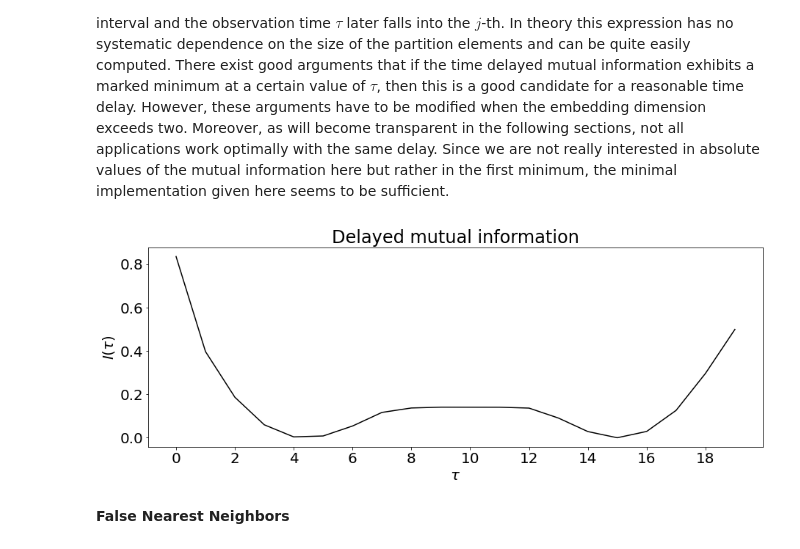
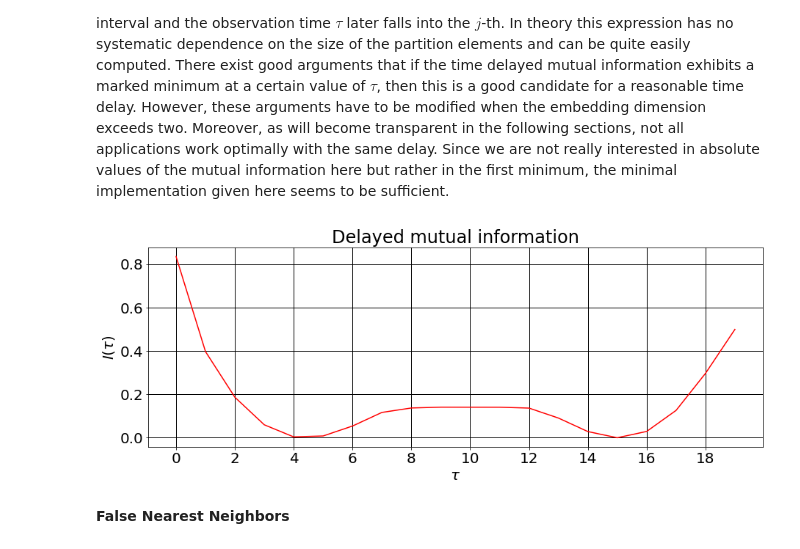
Before and after one commit to paulsok/chaos-analysis, a Jupyter notebook: chaos analysis.ipynb, the cells around one changed output. Saved outputs shown, nothing was run; the diff lists cells and outputs as text; code cells hidden in the pictures.

```diff
--- a/chaos analysis.ipynb
+++ b/chaos analysis.ipynb
@@ -124,35 +124,36 @@ def tdmut(x, tau, bins=32):
     Calculate the time-delayed mutual information.
     _____
     Input (x : array {1d time series}, tau : int {maximal time delay}, bins : int {bins for histogram})
     Output (arr : float {array with the time-delayed mutual information})
     """
     n = len(x)
 
     tau_max = min(n, tau)
 
     arr = np.empty(tau_max)
 
     arr[0] = mut(x, x, bins)
 
     for i in range(1, tau_max):
         arr[i] = mut(x[:-i], x[i:], bins)
 
     return arr
 
 tau = 20
 
 mutual_inf = tdmut(rho, tau=tau, bins=2)
 
 #Plotting the delayed mutual information
 plt.figure(figsize=(15, 5))
-plt.plot(mutual_inf, label=(r'Bins = 2'), c='k')
+plt.plot(mutual_inf, label=(r'Bins = 2'), c='r')
 plt.xticks(np.arange(0, tau, 2.0))
+plt.grid(color='black', linewidth=1)
 plt.title(r'Delayed mutual information')
 plt.xlabel(r'$\tau$')
 plt.ylabel(r'$I(\tau)$')
 plt.show()
 # %% [output]
-[figure, old version]
+[figure, new version]
 # %% [markdown]
 **False Nearest Neighbors**
 # %% [markdown]
```
Also changed, not shown: parts of 3 cells of this notebook.
